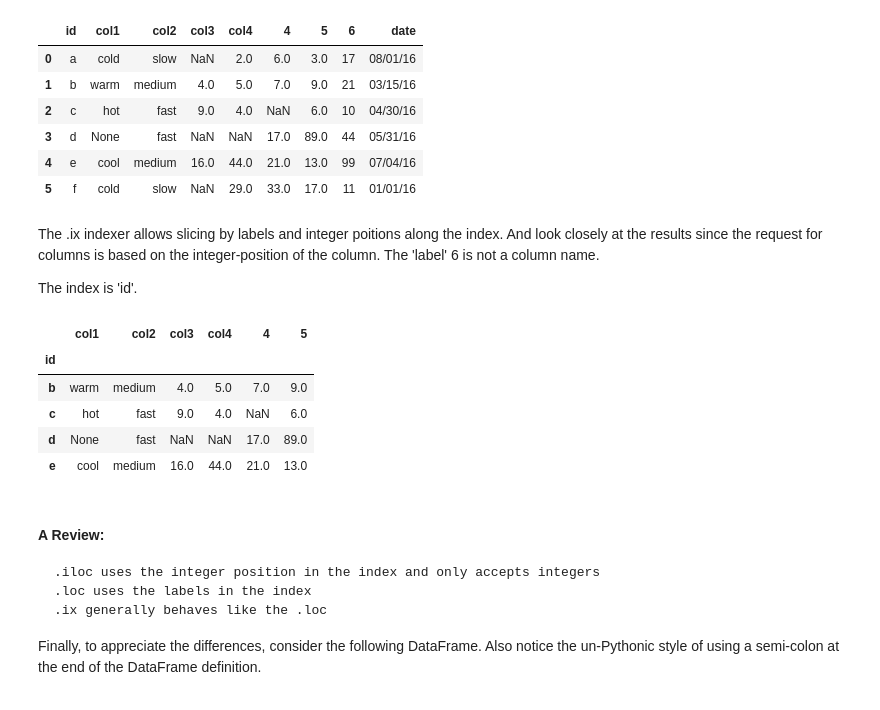
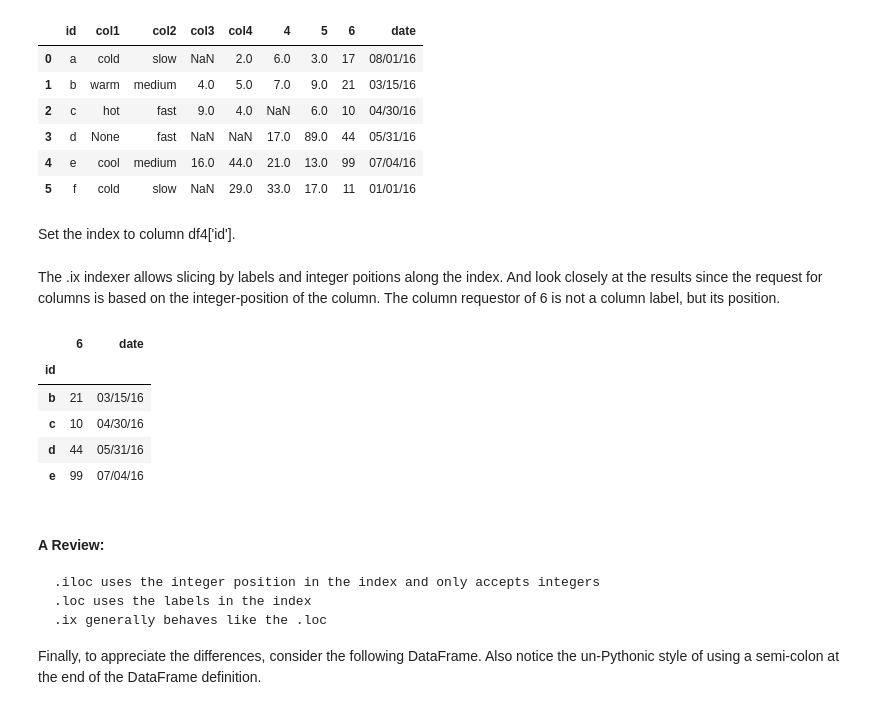
Before and after one commit to RandyBetancourt/PythonForSASUsers, a Jupyter notebook: Chapter 05 -- Understanding Indexes.ipynb, the cells around one changed output. Saved outputs shown, nothing was run; the diff lists cells and outputs as text; code cells hidden in the pictures.

```diff
--- a/Chapter 05 -- Understanding Indexes.ipynb
+++ b/Chapter 05 -- Understanding Indexes.ipynb
@@ -628,21 +647,21 @@ df4
 | 3 | d | None | fast | NaN | NaN | 17.0 | 89.0 | 44 | 05/31/16 |
 | 4 | e | cool | medium | 16.0 | 44.0 | 21.0 | 13.0 | 99 | 07/04/16 |
 | 5 | f | cold | slow | NaN | 29.0 | 33.0 | 17.0 | 11 | 01/01/16 |
-# %% [markdown]
-The .ix indexer allows slicing by labels and integer poitions along the index.  And look closely at the results since the request for columns is based on the integer-position of the column.  The 'label' 6 is not a column name.
-
-The index is 'id'.
+# %% [markdown]
+Set the index to column df4['id'].
 # %%
 df4.set_index('id', inplace=True)
+# %% [markdown]
+The .ix indexer allows slicing by labels and integer poitions along the index.  And look closely at the results since the request for columns is based on the integer-position of the column.  The column requestor of 6 is not a column label, but its position.
 # %%
-df4.ix['b':'e', :6]
+df4.ix['b':'e', 6:8]
 # %% [output]
-|  | col1 | col2 | col3 | col4 | 4 | 5 |
-| id |  |  |  |  |  |  |
-| b | warm | medium | 4.0 | 5.0 | 7.0 | 9.0 |
-| c | hot | fast | 9.0 | 4.0 | NaN | 6.0 |
-| d | None | fast | NaN | NaN | 17.0 | 89.0 |
-| e | cool | medium | 16.0 | 44.0 | 21.0 | 13.0 |
+|  | 6 | date |
+| id |  |  |
+| b | 21 | 03/15/16 |
+| c | 10 | 04/30/16 |
+| d | 44 | 05/31/16 |
+| e | 99 | 07/04/16 |
 # %% [markdown]
 #### A Review:
 
```
Also changed, not shown: parts of 57 cells of this notebook.
